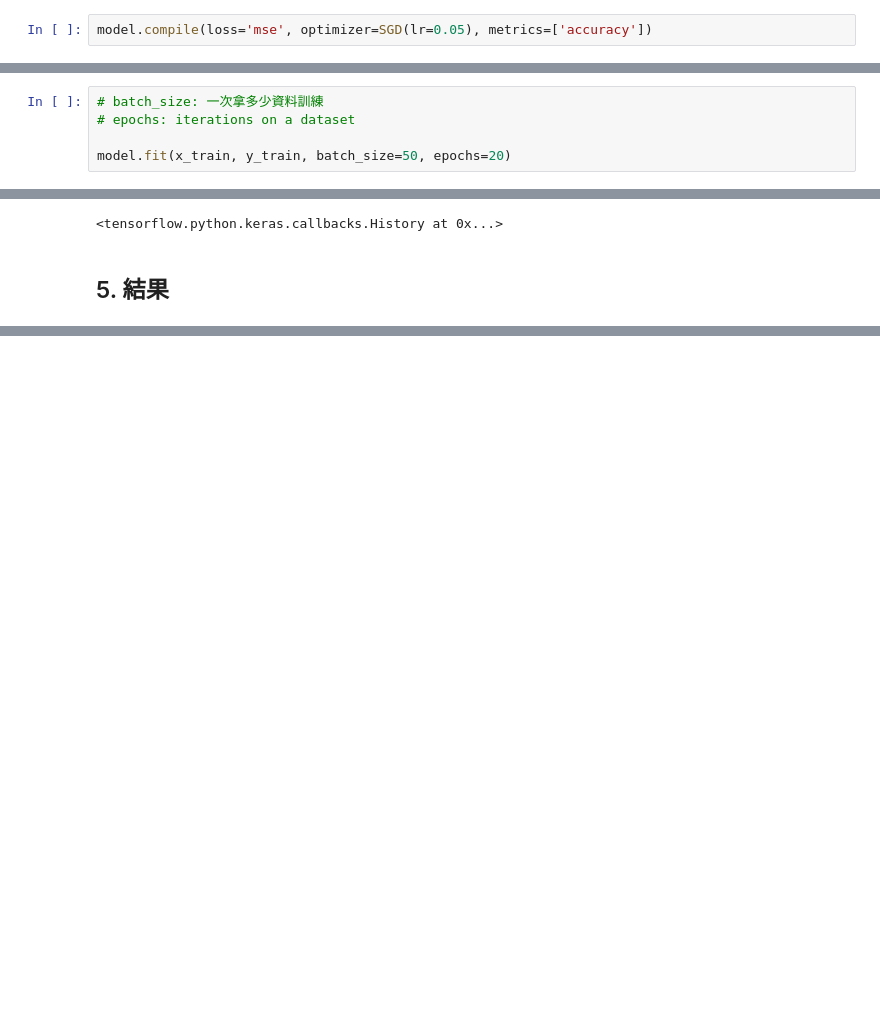
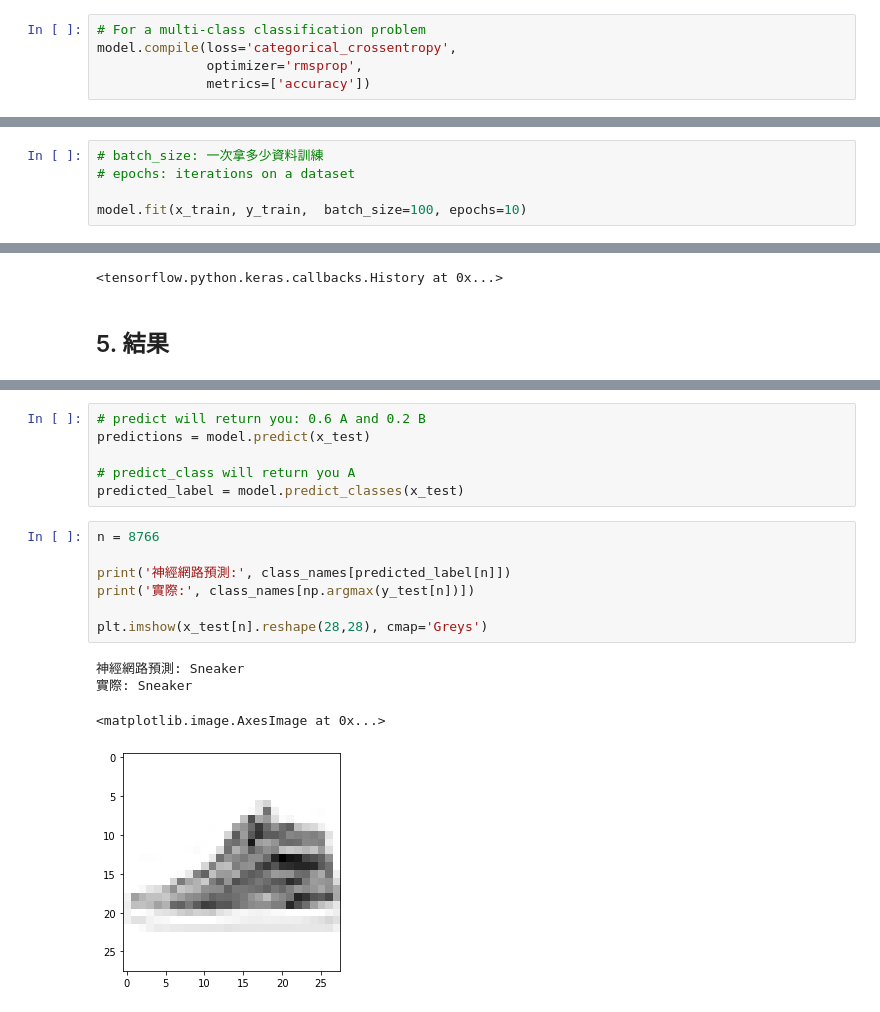
Before and after one commit to chanyayun/ai-course, a Jupyter notebook: 0318 hw_Fashion MNIST dataset.ipynb, the cells around one changed output, grey strips where cells are left out. Drawn from its saved outputs; the diff is of its cells as text; blank space fills up the shorter version.

```diff
--- a/0318 hw_Fashion MNIST dataset.ipynb
+++ b/0318 hw_Fashion MNIST dataset.ipynb
@@ -112,6 +122,9 @@ model.add(Dense(64, activation='relu'))
 model.add(Dense(10, activation='softmax'))
-# %%
-model.compile(loss='mse', optimizer=SGD(lr=0.05), metrics=['accuracy'])
+# %%
+# For a multi-class classification problem
+model.compile(loss='categorical_crossentropy',
+              optimizer='rmsprop',
+              metrics=['accuracy'])
 # %%
 model.summary()
 
@@ -137,6 +150,6 @@ _________________________________________________________________
 # batch_size: 一次拿多少資料訓練
 # epochs: iterations on a dataset
 
-model.fit(x_train, y_train, batch_size=50, epochs=20)
+model.fit(x_train, y_train,  batch_size=100, epochs=10)
 # %% [output]
 Train on 60000 samples
@@ -180,0 +183,18 @@ Test accuracy: 0.8424
+# %%
+# predict will return you: 0.6 A and 0.2 B
+predictions = model.predict(x_test)
+
+# predict_class will return you A
+predicted_label = model.predict_classes(x_test)
+# %%
+n = 8766
+
+print('神經網路預測:', class_names[predicted_label[n]])
+print('實際:', class_names[np.argmax(y_test[n])])
+
+plt.imshow(x_test[n].reshape(28,28), cmap='Greys')
+# %% [output]
+神經網路預測: Sneaker
+實際: Sneaker
+<matplotlib.image.AxesImage at 0x...>
+[figure, added]
```
Also changed, not shown: parts of 11 cells of this notebook.
